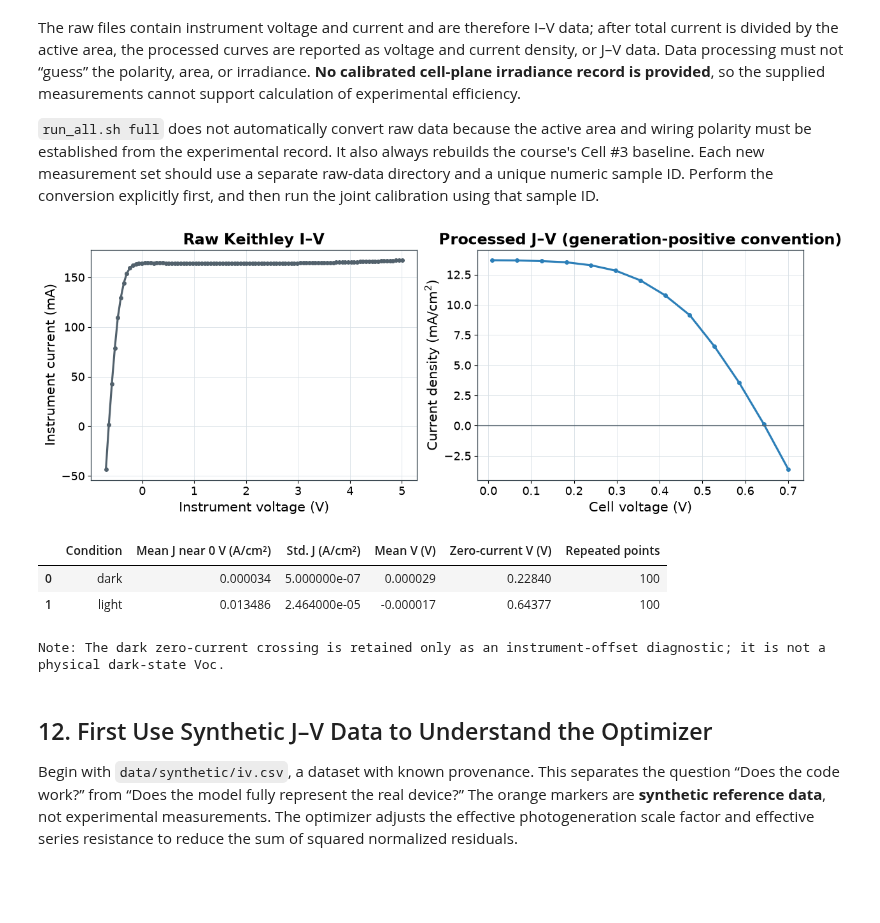
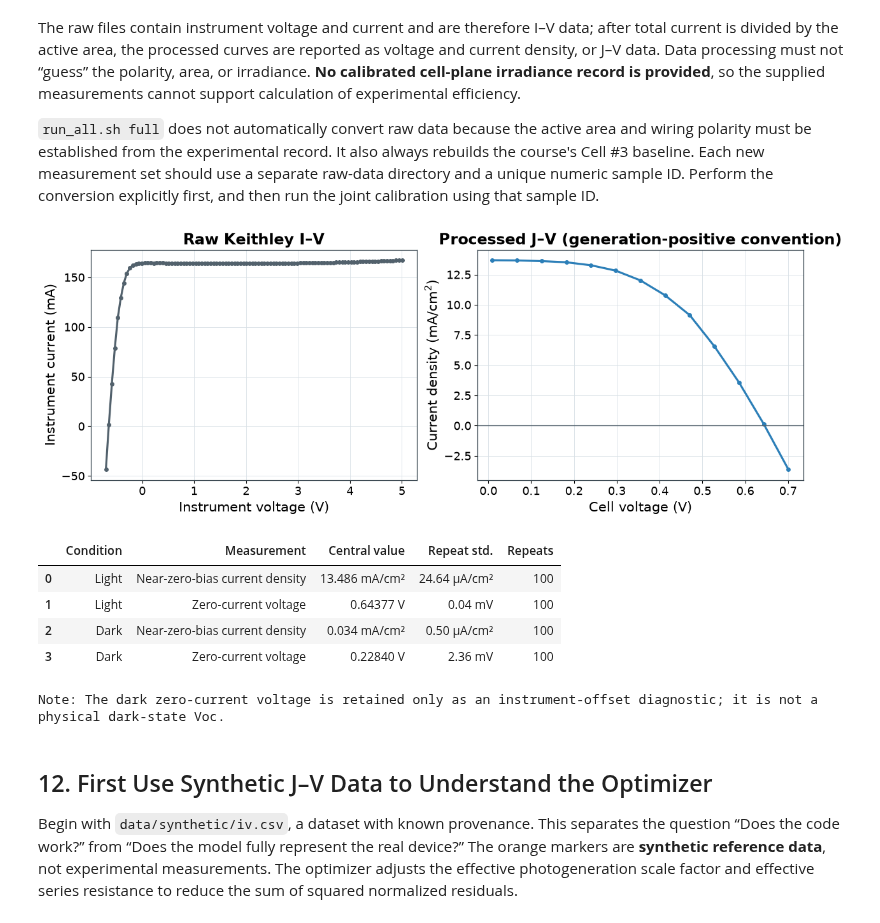
Before and after one commit to chenzhang0920/devsim-silicon-solar-cell-teaching, a Jupyter notebook: notebooks/tutorial.ipynb, the cells around one changed output. Cells and saved outputs as stored; diff of their text form; code cells hidden in the pictures; blank space fills up the shorter version.

```diff
--- a/notebooks/tutorial.ipynb
+++ b/notebooks/tutorial.ipynb
@@ -496,55 +496,58 @@ The raw files contain instrument voltage and current and are therefore I–V dat
 # %%
 from scripts.prepare_keithley import parse_keithley
 
 raw_path = Path("data/raw/keithley/light - iv -3.csv")
 processed_path = Path("data/processed/light_iv_sample3.csv")
 raw_voltage, raw_current = parse_keithley(raw_path)
 processed = pd.read_csv(processed_path)
 
 fig, axes = plt.subplots(1, 2, figsize=(12, 4.5), constrained_layout=True)
 axes[0].plot(raw_voltage, raw_current * 1e3, "o-", color=C_GRAY, ms=4)
 axes[0].set(xlabel="Instrument voltage (V)", ylabel="Instrument current (mA)",
             title="Raw Keithley I–V")
 axes[1].plot(processed["V"], processed["J"] * 1e3, "o-", color=C_BLUE, ms=4)
 axes[1].axhline(0, color=C_GRAY, lw=1)
 axes[1].set(xlabel="Cell voltage (V)", ylabel="Current density (mA/cm$^2$)",
             title="Processed J–V (generation-positive convention)")
 for ax in axes:
     ax.grid(True)
 plt.show()
 
 short_summary = pd.read_csv("data/processed/ishort_summary.csv")
 voc_summary = pd.read_csv("data/processed/voc_summary.csv")
-cell3_summary = short_summary.query("sample == 3").merge(
-    voc_summary.query("sample == 3"), on=["sample", "condition"]
-)
-summary_for_display = cell3_summary[[
-    "condition", "J_mean_A_cm2", "J_std_A_cm2",
-    "V_mean_V", "V_at_I0_V", "n_points",
-]].rename(columns={
-    "condition": "Condition",
-    "J_mean_A_cm2": "Mean J near 0 V (A/cm²)",
-    "J_std_A_cm2": "Std. J (A/cm²)",
-    "V_mean_V": "Mean V (V)",
-    "V_at_I0_V": "Zero-current V (V)",
-    "n_points": "Repeated points",
-})
-display(summary_for_display.round({
-    "Mean J near 0 V (A/cm²)": 8,
-    "Std. J (A/cm²)": 8,
-    "Mean V (V)": 6,
-    "Zero-current V (V)": 5,
-}))
+summary_rows = []
+for condition in ("light", "dark"):
+    short = short_summary.query("sample == 3 and condition == @condition").iloc[0]
+    zero_current = voc_summary.query("sample == 3 and condition == @condition").iloc[0]
+    summary_rows.extend([
+        {
+            "Condition": condition.title(),
+            "Measurement": "Near-zero-bias current density",
+            "Central value": f"{short['J_mean_A_cm2'] * 1e3:.3f} mA/cm²",
+            "Repeat std.": f"{short['J_std_A_cm2'] * 1e6:.2f} µA/cm²",
+            "Repeats": int(short["n_points"]),
+        },
+        {
+            "Condition": condition.title(),
+            "Measurement": "Zero-current voltage",
+            "Central value": f"{zero_current['V_at_I0_V']:.5f} V",
+            "Repeat std.": f"{zero_current['V_std_V'] * 1e3:.2f} mV",
+            "Repeats": int(zero_current["V_n_points"]),
+        },
+    ])
+display(pd.DataFrame(summary_rows))
 print(
-    "Note: The dark zero-current crossing is retained only as an instrument-offset "
+    "Note: The dark zero-current voltage is retained only as an instrument-offset "
     "diagnostic; it is not a physical dark-state Voc."
 )
 # %% [output]
 [figure]
-|  | Condition | Mean J near 0 V (A/cm²) | Std. J (A/cm²) | Mean V (V) | Zero-current V (V) | Repeated points |
-| 0 | dark | 0.000034 | 5.000000e-07 | 0.000029 | 0.22840 | 100 |
-| 1 | light | 0.013486 | 2.464000e-05 | -0.000017 | 0.64377 | 100 |
+|  | Condition | Measurement | Central value | Repeat std. | Repeats |
+| 0 | Light | Near-zero-bias current density | 13.486 mA/cm² | 24.64 µA/cm² | 100 |
+| 1 | Light | Zero-current voltage | 0.64377 V | 0.04 mV | 100 |
+| 2 | Dark | Near-zero-bias current density | 0.034 mA/cm² | 0.50 µA/cm² | 100 |
+| 3 | Dark | Zero-current voltage | 0.22840 V | 2.36 mV | 100 |
-Note: The dark zero-current crossing is retained only as an instrument-offset diagnostic; it is not a physical dark-state Voc.
+Note: The dark zero-current voltage is retained only as an instrument-offset diagnostic; it is not a physical dark-state Voc.
 # %% [markdown]
 ## 12. First Use Synthetic J–V Data to Understand the Optimizer
 
```
Also changed, not shown: parts of 8 cells of this notebook, 25 other files.
